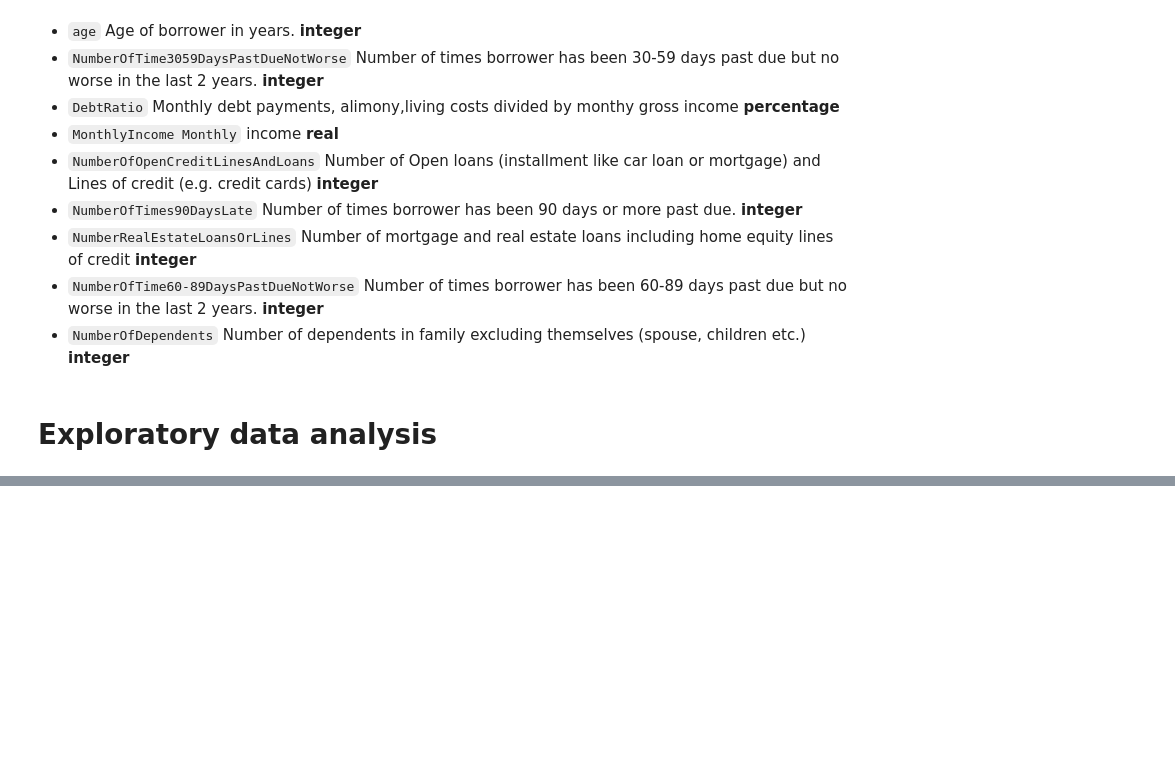
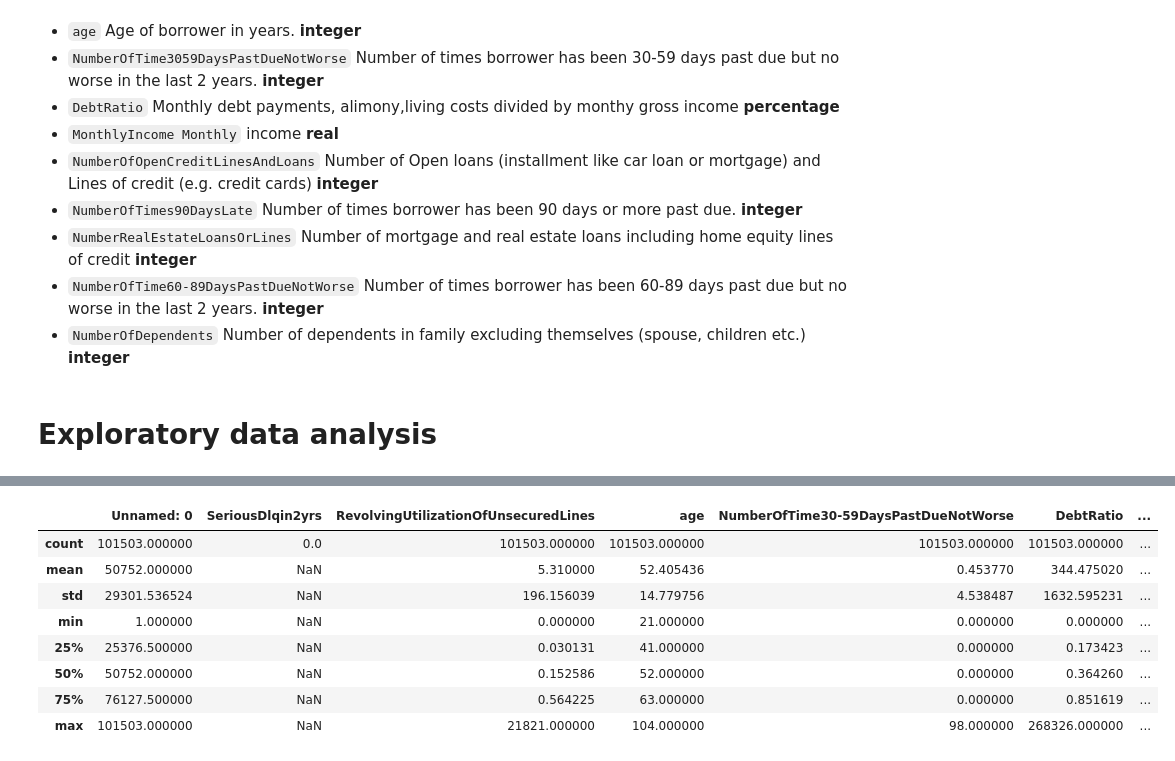
Before and after one commit to Saba-a11/Kaggle_Credit_Score, a Jupyter notebook: CreditModel.ipynb, the cells around one changed output, grey strips where cells are left out. Saved outputs shown, nothing was run; the diff lists cells and outputs as text; code cells hidden in the pictures; blank space fills up the shorter version.

```diff
--- a/CreditModel.ipynb
+++ b/CreditModel.ipynb
@@ -52,3 +114,15 @@ worse. **Y/N**
+# %%
+df_test.describe()
+# %% [output]
+|  | Unnamed: 0 | SeriousDlqin2yrs | RevolvingUtilizationOfUnsecuredLines | age | NumberOfTime30-59DaysPastDueNotWorse | DebtRatio | ... |
+| count | 101503.000000 | 0.0 | 101503.000000 | 101503.000000 | 101503.000000 | 101503.000000 | ... |
+| mean | 50752.000000 | NaN | 5.310000 | 52.405436 | 0.453770 | 344.475020 | ... |
+| std | 29301.536524 | NaN | 196.156039 | 14.779756 | 4.538487 | 1632.595231 | ... |
+| min | 1.000000 | NaN | 0.000000 | 21.000000 | 0.000000 | 0.000000 | ... |
+| 25% | 25376.500000 | NaN | 0.030131 | 41.000000 | 0.000000 | 0.173423 | ... |
+| 50% | 50752.000000 | NaN | 0.152586 | 52.000000 | 0.000000 | 0.364260 | ... |
+| 75% | 76127.500000 | NaN | 0.564225 | 63.000000 | 0.000000 | 0.851619 | ... |
+| max | 101503.000000 | NaN | 21821.000000 | 104.000000 | 98.000000 | 268326.000000 | ... |
 # %%
 # trainID = df_train['Unnamed: 0']
 # testID = df_test['Unnamed: 0']
```
Also changed, not shown: parts of 4 cells of this notebook.
